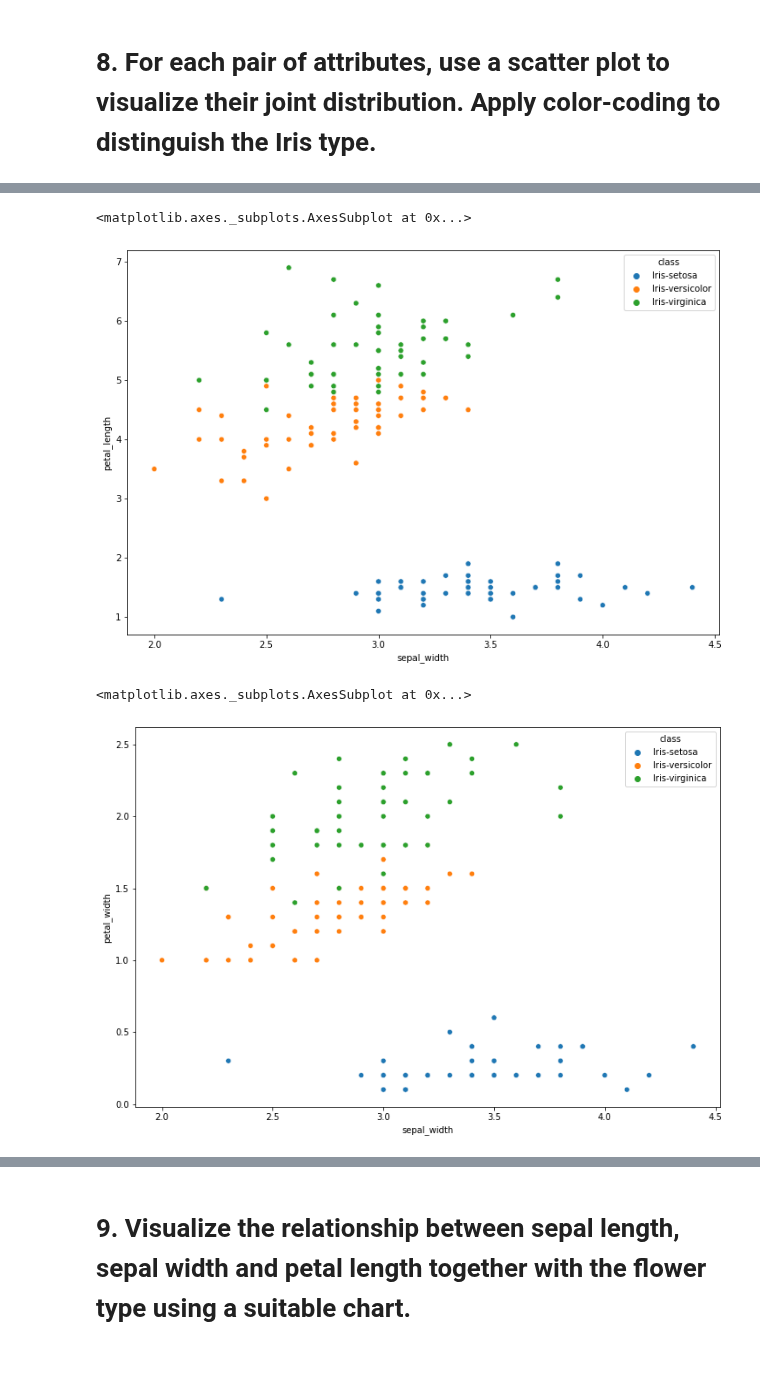
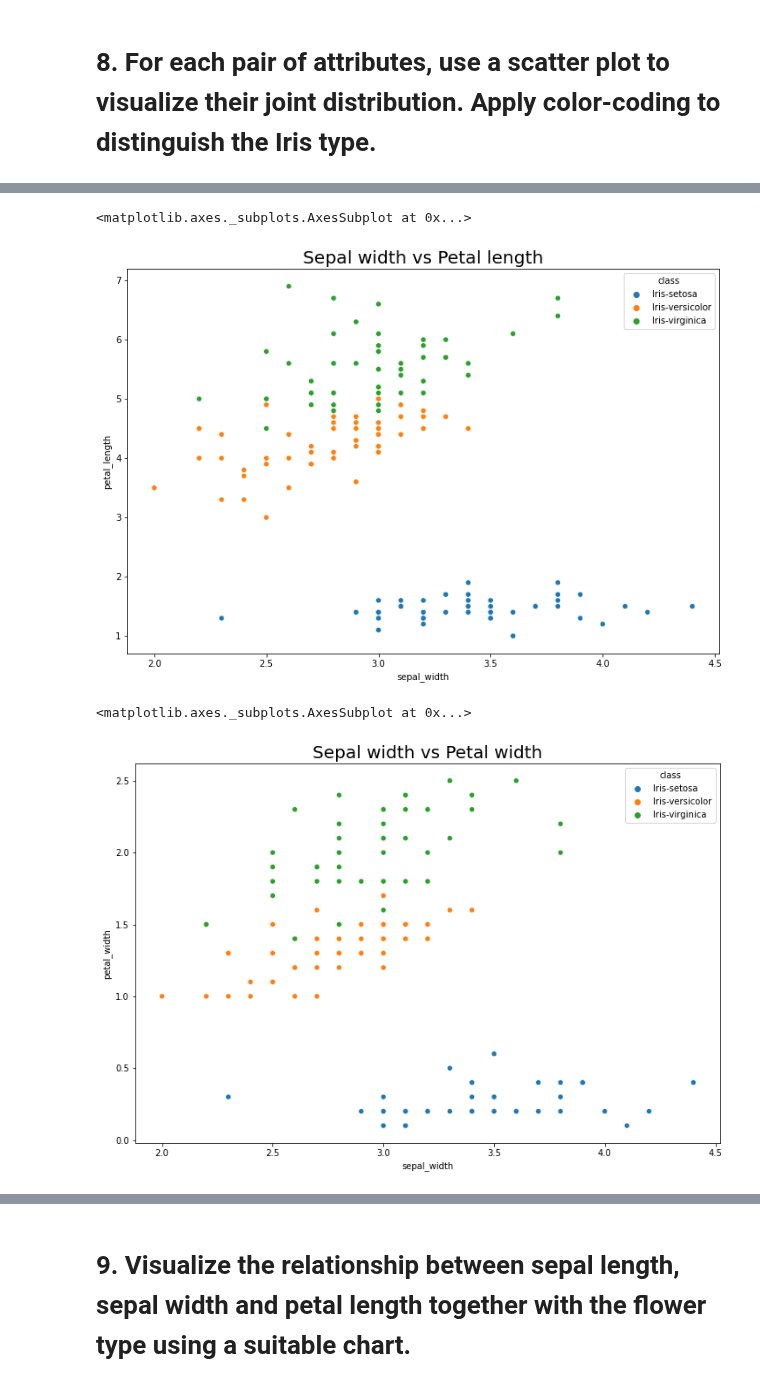
Before and after one commit to ravinduf/ml-group-assignment, a Jupyter notebook: group_assignment.ipynb, the cells around one changed output, grey strips where cells are left out. Drawn from its saved outputs; the diff is of its cells as text; code cells hidden in the pictures; blank space fills up the shorter version.

```diff
--- a/group_assignment.ipynb
+++ b/group_assignment.ipynb
@@ -185,14 +188,16 @@ sns.scatterplot(data=df, x="sepal_width", y="sepal_length", hue="class")
 # %%
 plt.figure(figsize = (12, 8))
+plt.title("Sepal width vs Petal length", fontsize = 20)
 sns.scatterplot(data=df, x="sepal_width", y="petal_length", hue="class")
 # %% [output]
 <matplotlib.axes._subplots.AxesSubplot at 0x...>
-[figure, old version]
+[figure, new version]
 # %%
 plt.figure(figsize = (12, 8))
+plt.title("Sepal width vs Petal width", fontsize = 20)
 sns.scatterplot(data=df, x="sepal_width", y="petal_width", hue="class")
 # %% [output]
 <matplotlib.axes._subplots.AxesSubplot at 0x...>
-[figure, old version]
+[figure, new version]
 # %%
 plt.figure(figsize = (12, 8))
```
Also changed, not shown: parts of 4 cells of this notebook.
